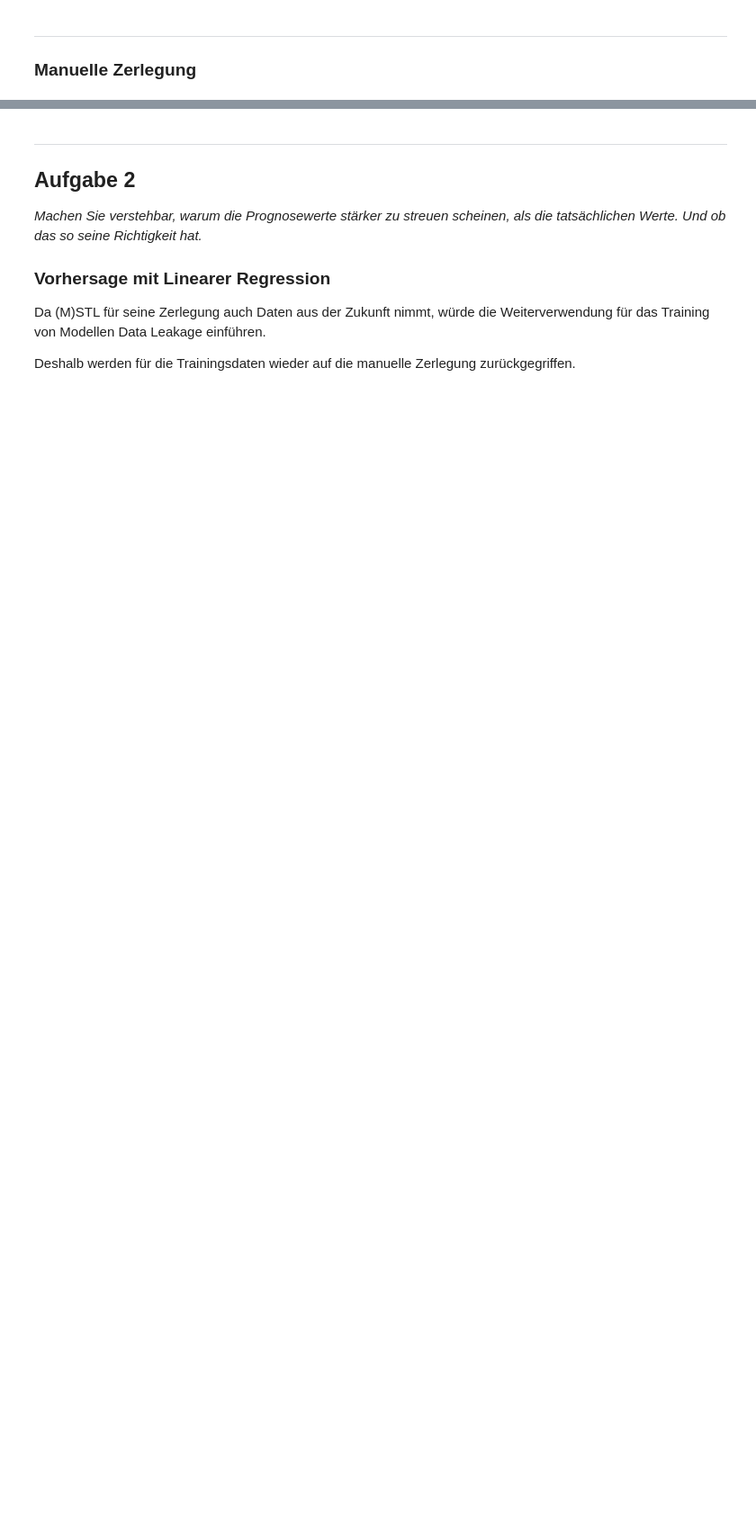
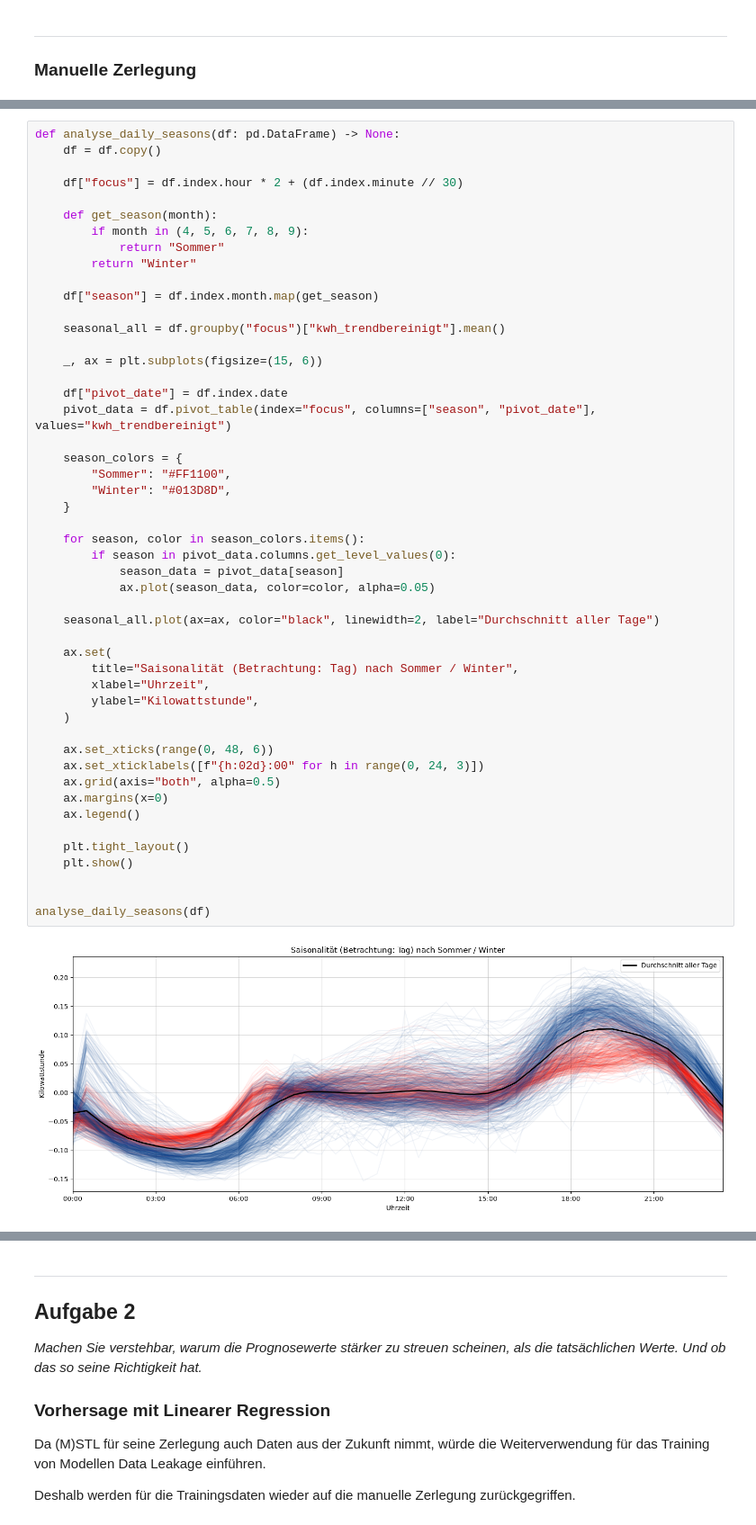
Before and after one commit to vasv1011/semester-3-projekte, a Jupyter notebook: Abgabe 3/analyse_sv.ipynb, the cells around one changed output, grey strips where cells are left out. Shown at 90% size. Drawn from its saved outputs; the diff is of its cells as text; blank space fills up the shorter version.

```diff
--- a/Abgabe 3/analyse_sv.ipynb
+++ b/Abgabe 3/analyse_sv.ipynb
@@ -158,3 +194,54 @@ df = analyse_seasonality(df)
+# %%
+def analyse_daily_seasons(df: pd.DataFrame) -> None:
+    df = df.copy()
+
+    df["focus"] = df.index.hour * 2 + (df.index.minute // 30)
+
+    def get_season(month):
+        if month in (4, 5, 6, 7, 8, 9):
+            return "Sommer"
+        return "Winter"
+
+    df["season"] = df.index.month.map(get_season)
+
+    seasonal_all = df.groupby("focus")["kwh_trendbereinigt"].mean()
+
+    _, ax = plt.subplots(figsize=(15, 6))
+
+    df["pivot_date"] = df.index.date
+    pivot_data = df.pivot_table(index="focus", columns=["season", "pivot_date"], values="kwh_trendbereinigt")
+
+    season_colors = {
+        "Sommer": "#FF1100",
+        "Winter": "#013D8D",
+    }
+
+    for season, color in season_colors.items():
+        if season in pivot_data.columns.get_level_values(0):
+            season_data = pivot_data[season]
+            ax.plot(season_data, color=color, alpha=0.05)
+
+    seasonal_all.plot(ax=ax, color="black", linewidth=2, label="Durchschnitt aller Tage")
+
+    ax.set(
+        title="Saisonalität (Betrachtung: Tag) nach Sommer / Winter",
+        xlabel="Uhrzeit",
+        ylabel="Kilowattstunde",
+    )
+
+    ax.set_xticks(range(0, 48, 6))
+    ax.set_xticklabels([f"{h:02d}:00" for h in range(0, 24, 3)])
+    ax.grid(axis="both", alpha=0.5)
+    ax.margins(x=0)
+    ax.legend()
+
+    plt.tight_layout()
+    plt.show()
+
+
+analyse_daily_seasons(df)
+# %% [output]
+[figure, added]
 # %%
 def analyse_cleaned(df: pd.DataFrame) -> pd.DataFrame:
     df = df.copy()
```
Also changed, not shown: parts of 8 cells of this notebook, 1 other file.
